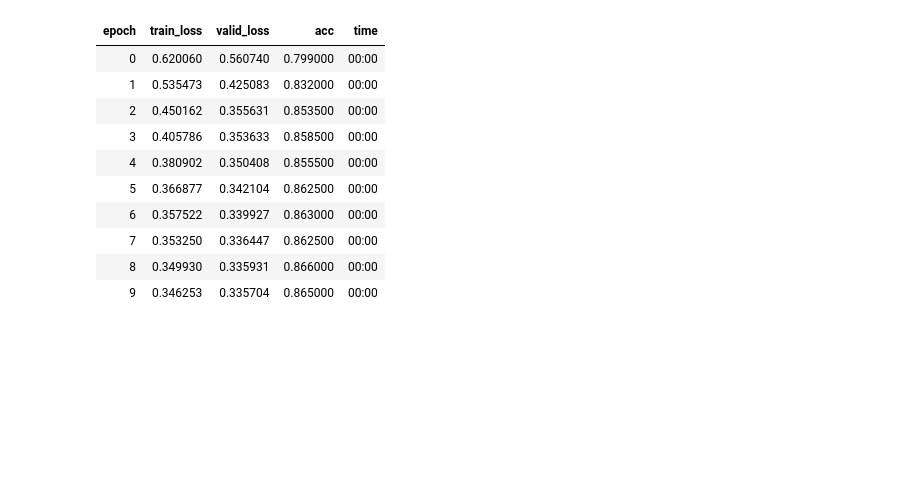
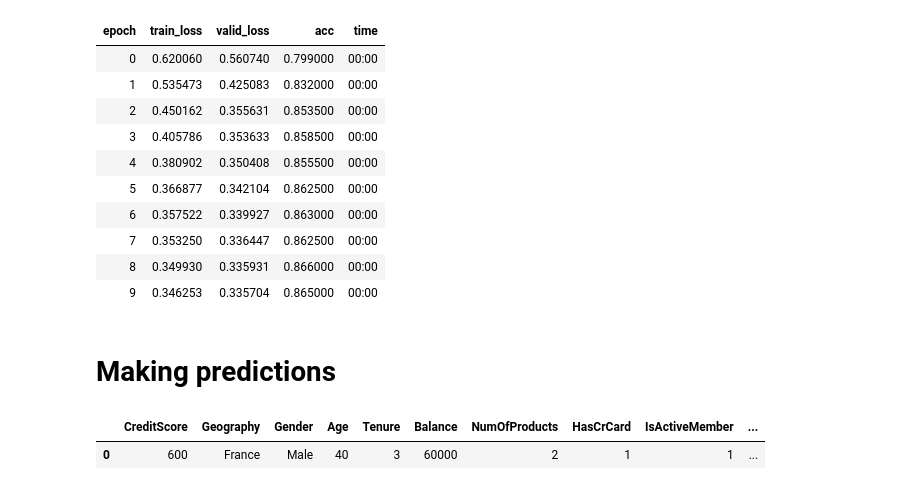
Before and after one commit to metalbears0lid/deep-learning, a Jupyter notebook: artificial_neural_net.ipynb, the cells around one changed output. Cells and saved outputs as stored; diff of their text form; code cells hidden in the pictures; blank space fills up the shorter version.

```diff
--- a/artificial_neural_net.ipynb
+++ b/artificial_neural_net.ipynb
@@ -255,3 +255,23 @@ for layers in archs:
 | 7 | 0.353250 | 0.336447 | 0.862500 | 00:00 |
 | 8 | 0.349930 | 0.335931 | 0.866000 | 00:00 |
 | 9 | 0.346253 | 0.335704 | 0.865000 | 00:00 |
+# %% [markdown]
+# Making predictions
+# %%
+customer = pd.DataFrame({
+    'CreditScore': 600,
+    'Geography': 'France',
+    'Gender': 'Male',
+    'Age': 40,
+    'Tenure': 3,
+    'Balance': 60000,
+    'NumOfProducts': 2,
+    'HasCrCard': 1,
+    'IsActiveMember': 1,
+    'EstimatedSalary': 50000,
+}, index=[0])
+
+customer
+# %% [output]
+|  | CreditScore | Geography | Gender | Age | Tenure | Balance | NumOfProducts | HasCrCard | IsActiveMember | ... |
+| 0 | 600 | France | Male | 40 | 3 | 60000 | 2 | 1 | 1 | ... |
```
Also changed, not shown: parts of 5 cells of this notebook.
